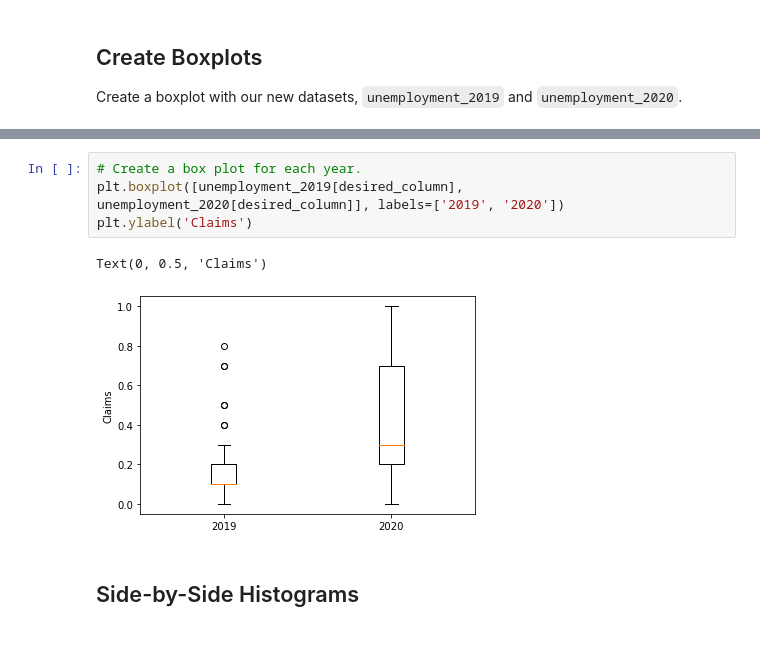
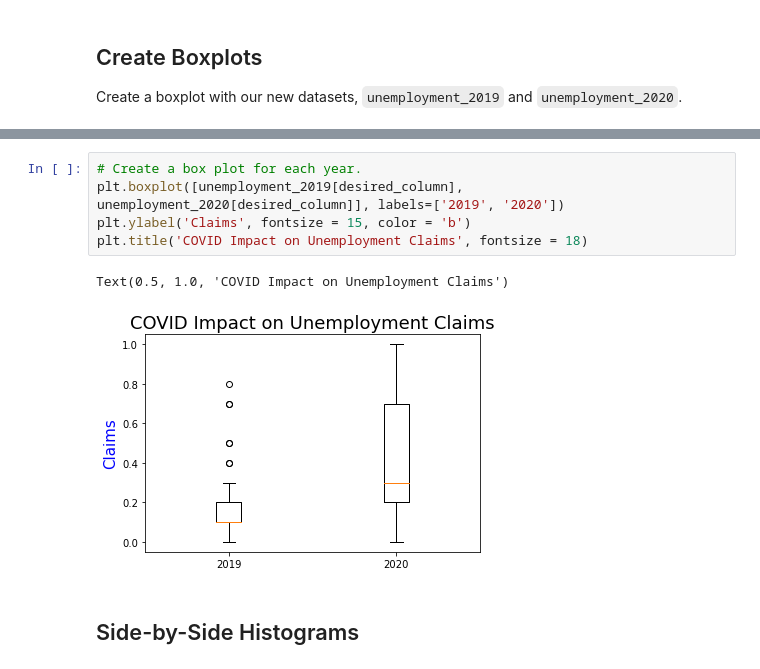
Before and after one commit to amajor/data-visualization-project-week-5, a Jupyter notebook: ProjectVisualizations.ipynb, the cells around one changed output, grey strips where cells are left out. Cells and saved outputs as stored; diff of their text form; blank space fills up the shorter version.

Commit message:
Finalize project visualizations

```diff
--- a/ProjectVisualizations.ipynb
+++ b/ProjectVisualizations.ipynb
@@ -156,10 +223,11 @@ Create a boxplot with our new datasets, `unemployment_2019` and `unemployment_20
 # %%
 # Create a box plot for each year.
 plt.boxplot([unemployment_2019[desired_column], unemployment_2020[desired_column]], labels=['2019', '2020'])
-plt.ylabel('Claims')
+plt.ylabel('Claims', fontsize = 15, color = 'b')
+plt.title('COVID Impact on Unemployment Claims', fontsize = 18)
 # %% [output]
-Text(0, 0.5, 'Claims')
+Text(0.5, 1.0, 'COVID Impact on Unemployment Claims')
-[figure, old version]
+[figure, new version]
 # %% [markdown]
 ## Side-by-Side Histograms
 # %%
```
Also changed, not shown: parts of 11 cells of this notebook, 1 other file.
